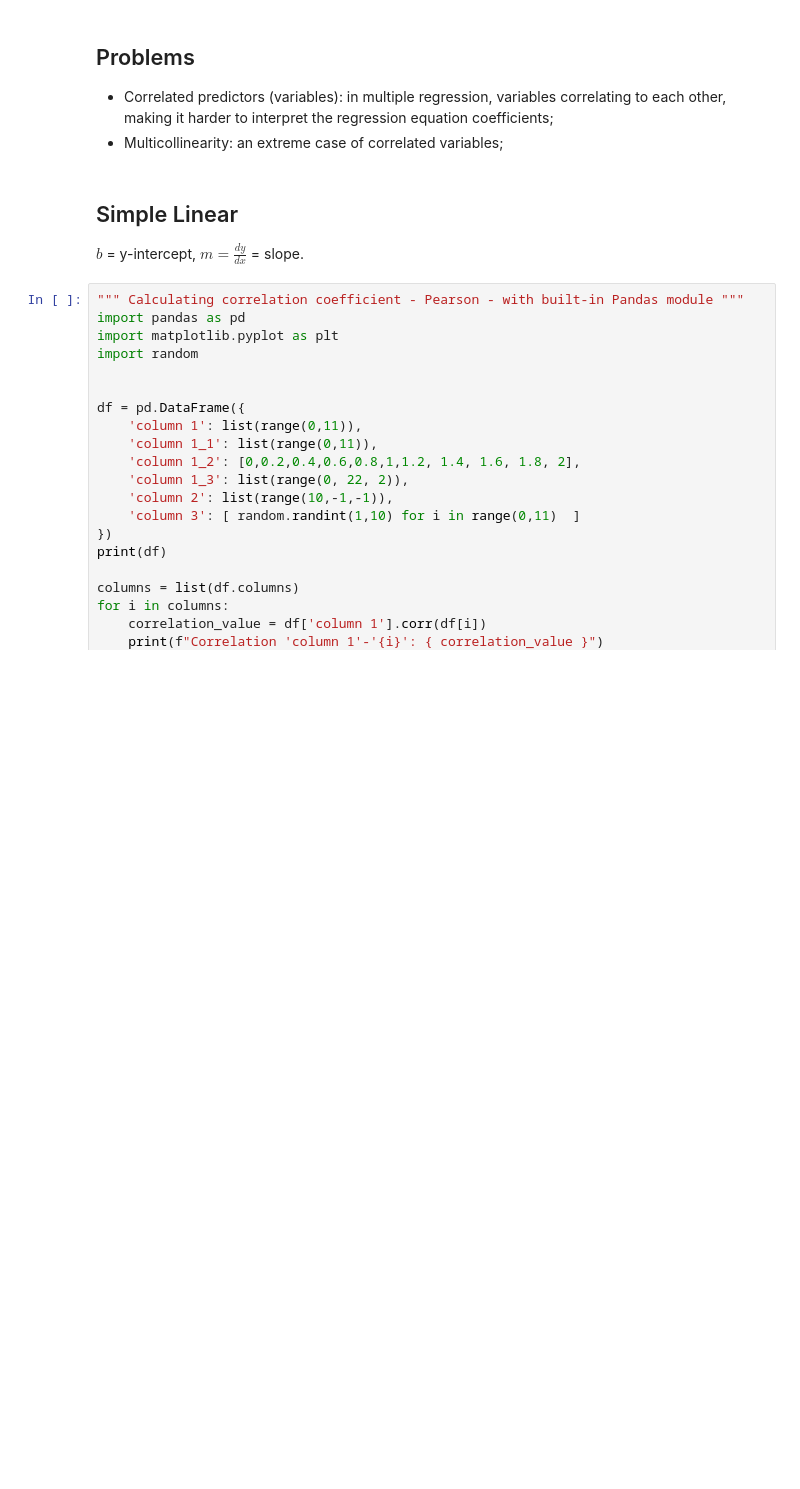
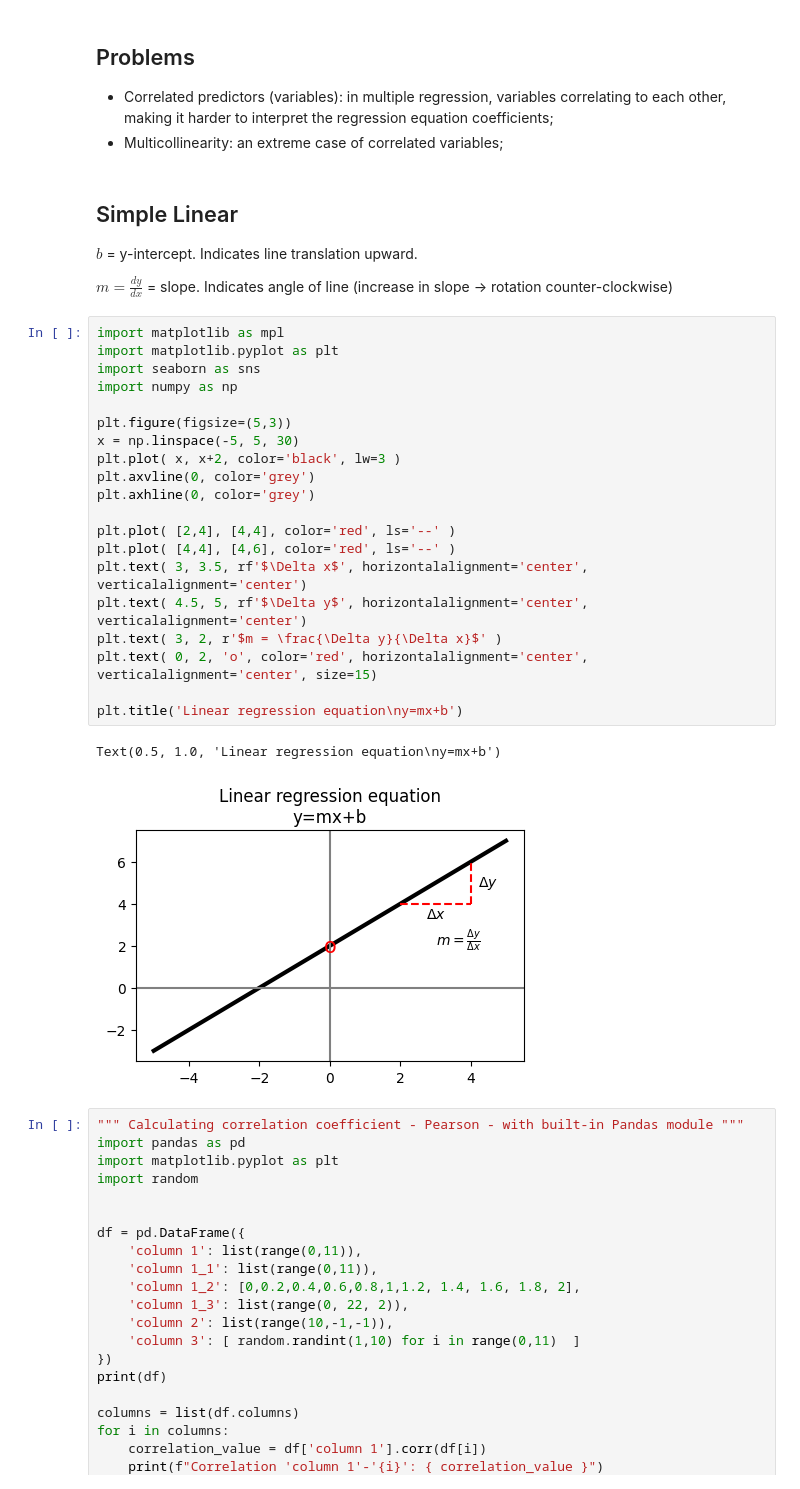
Before and after one commit to EvgeniiZorin/Handbook_Statistics-Probability-and-ML, a Jupyter notebook: _ML_classical.ipynb, the cells around one changed output. Cells and saved outputs as stored; diff of their text form; blank space fills up the shorter version.

```diff
--- a/_ML_classical.ipynb
+++ b/_ML_classical.ipynb
@@ -1689,7 +1862,32 @@ Now let's consider using Gradient Descent approach. There are different types of
 # %% [markdown]
 ## Simple Linear
 
-$b$ = y-intercept, $m = \frac{dy}{dx}$ = slope.
+$b$ = y-intercept. Indicates line translation upward.
+
+$m = \frac{dy}{dx}$ = slope. Indicates angle of line (increase in slope -> rotation counter-clockwise)
+# %%
+import matplotlib as mpl
+import matplotlib.pyplot as plt
+import seaborn as sns
+import numpy as np
+
+plt.figure(figsize=(5,3))
+x = np.linspace(-5, 5, 30)
+plt.plot( x, x+2, color='black', lw=3 )
+plt.axvline(0, color='grey')
+plt.axhline(0, color='grey')
+
+plt.plot( [2,4], [4,4], color='red', ls='--' )
+plt.plot( [4,4], [4,6], color='red', ls='--' )
+plt.text( 3, 3.5, rf'$\Delta x$', horizontalalignment='center', verticalalignment='center')
+plt.text( 4.5, 5, rf'$\Delta y$', horizontalalignment='center', verticalalignment='center')
+plt.text( 3, 2, r'$m = \frac{\Delta y}{\Delta x}$' )
+plt.text( 0, 2, 'o', color='red', horizontalalignment='center', verticalalignment='center', size=15)
+
+plt.title('Linear regression equation\ny=mx+b')
+# %% [output]
+Text(0.5, 1.0, 'Linear regression equation\ny=mx+b')
+[figure, added]
 # %%
 """ Calculating correlation coefficient - Pearson - with built-in Pandas module """
 import pandas as pd
```
Also changed, not shown: parts of 7 cells of this notebook, 1 other file.
